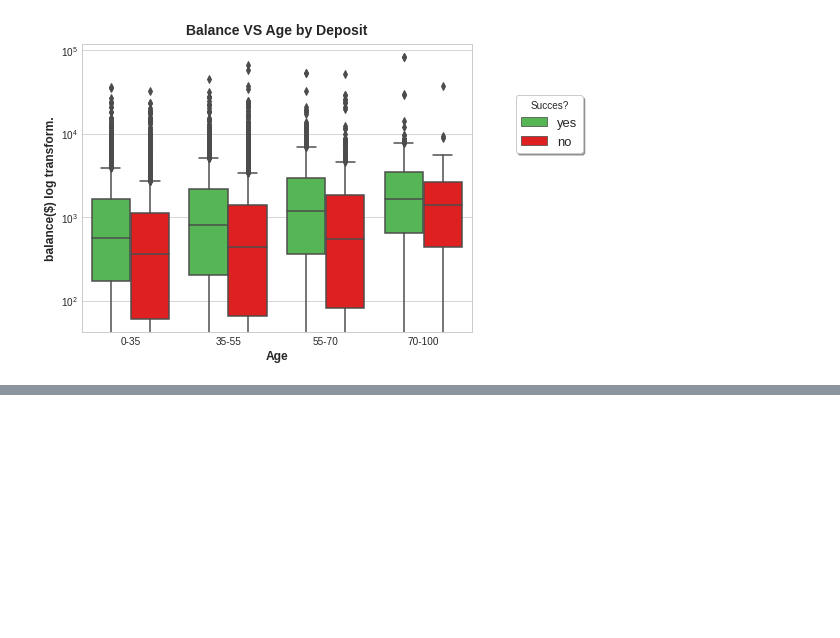
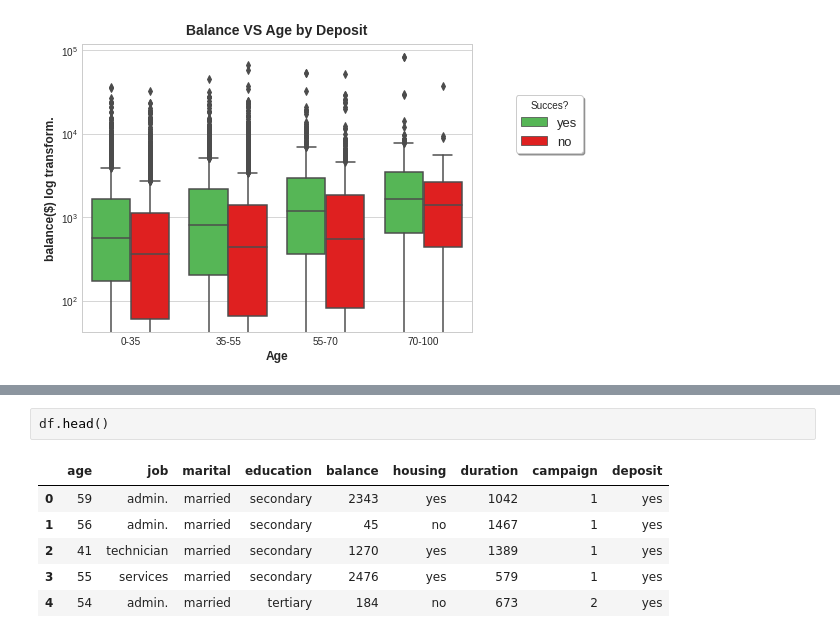
Before and after one commit to masete/Bank-Credit-Analysis, a Jupyter notebook: eda.ipynb, the cells around one changed output, grey strips where cells are left out. Cells and saved outputs as stored; diff of their text form; blank space fills up the shorter version.

```diff
--- a/eda.ipynb
+++ b/eda.ipynb
@@ -521,0 +536,9 @@ plt.show()
+# %%
+df.head()
+# %% [output]
+|  | age | job | marital | education | balance | housing | duration | campaign | deposit |
+| 0 | 59 | admin. | married | secondary | 2343 | yes | 1042 | 1 | yes |
+| 1 | 56 | admin. | married | secondary | 45 | no | 1467 | 1 | yes |
+| 2 | 41 | technician | married | secondary | 1270 | yes | 1389 | 1 | yes |
+| 3 | 55 | services | married | secondary | 2476 | yes | 579 | 1 | yes |
+| 4 | 54 | admin. | married | tertiary | 184 | no | 673 | 2 | yes |
```
Also changed, not shown: parts of 3 cells of this notebook.
